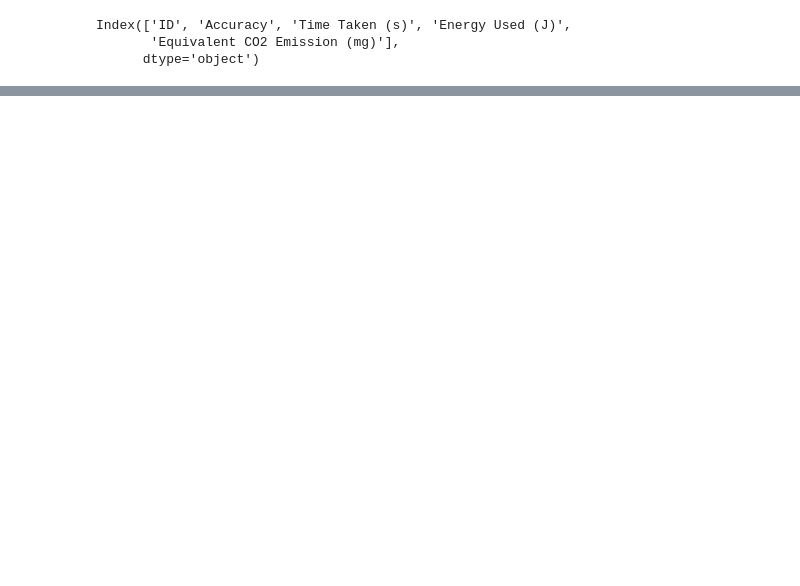
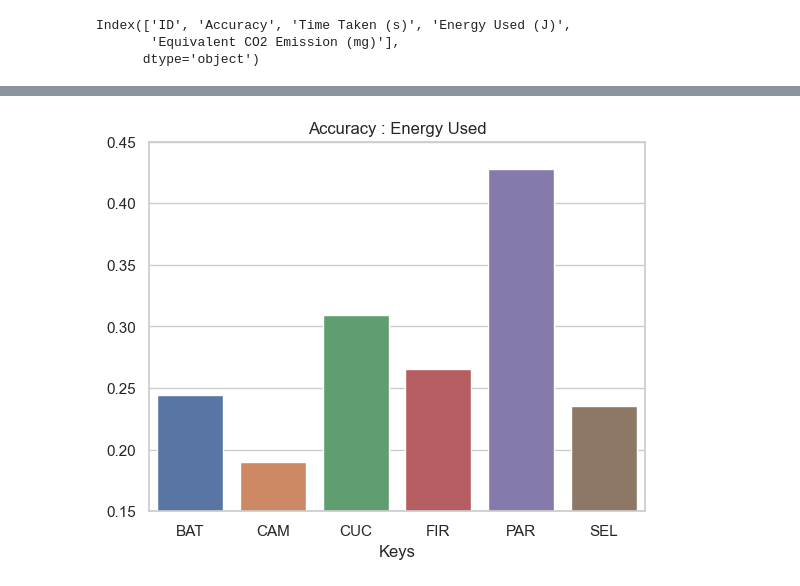
Before and after one commit to ChanderJindal/Analyzing-and-Rating-Greenness-of-Nature-Inspired-Algorithms, a Jupyter notebook: kid_tries/full/result.ipynb, the cells around one changed output, grey strips where cells are left out. Saved outputs shown, nothing was run; the diff lists cells and outputs as text; code cells hidden in the pictures; blank space fills up the shorter version.

```diff
--- a/kid_tries/full/result.ipynb
+++ b/kid_tries/full/result.ipynb
@@ -37,0 +152,14 @@ new_df.to_csv(os.path.join(main,'Avg.csv'))
+# %%
+plt.close()
+# depict visualization
+fig, ax = plt.subplots()
+new_y = df['Avg Accuracy'] / df['Avg Energy Used (J)']
+sns.barplot(x=df['Keys'],y=new_y, ax=ax)
+#sns.barplot(data, ax=ax)
+#ax.set_xlim(89, 91)
+ax.set_ylim(0.15,0.45)
+plt.title('Accuracy : Energy Used')
+plt.savefig(os.path.join(extra,'Accuracy_to_Energy Used.svg'),format='svg')
+plt.show()
+# %% [output]
+[figure, added]
```
Also changed, not shown: parts of 10 cells of this notebook, 10 other files.
